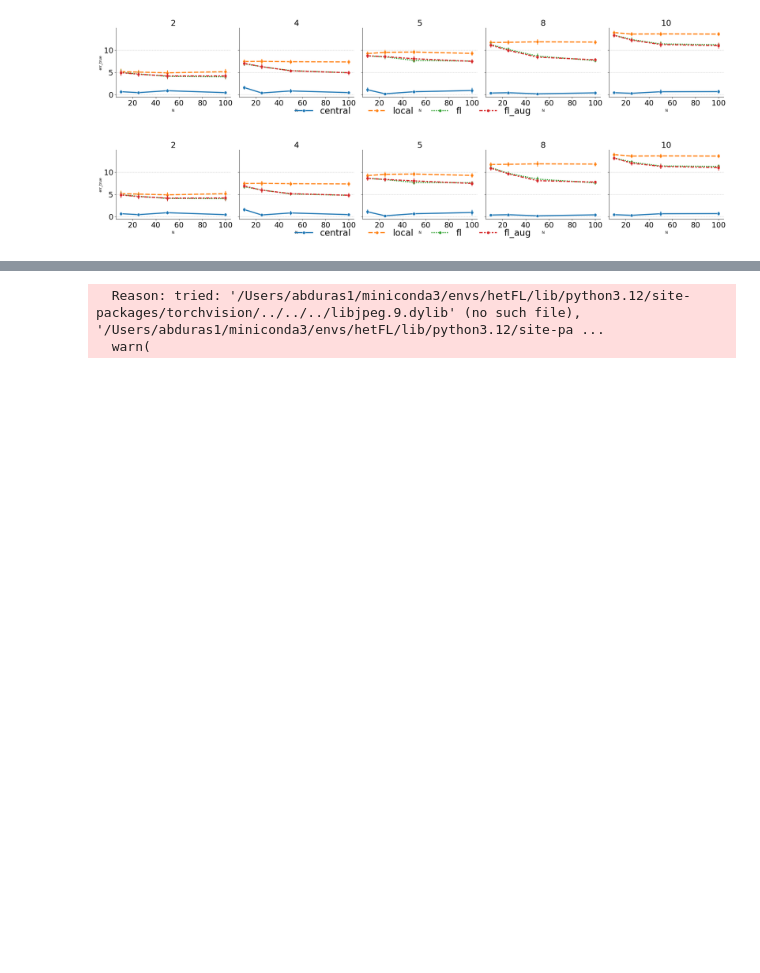
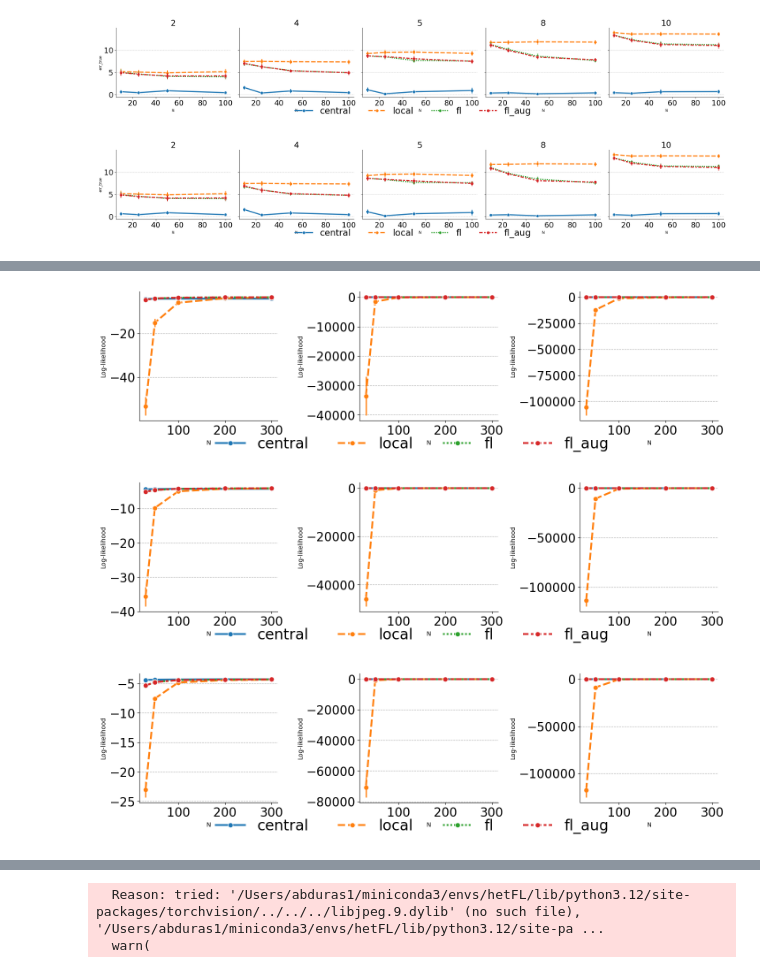
Before and after one commit to shamPJ/KL-GTVmin-GMM, a Jupyter notebook: Untitled.ipynb, the cells around one changed output, grey strips where cells are left out. Saved outputs shown, nothing was run; the diff lists cells and outputs as text; code cells hidden in the pictures; blank space fills up the shorter version.

```diff
--- a/Untitled.ipynb
+++ b/Untitled.ipynb
@@ -64,3 +109,5 @@ df_cluster_drop = json_to_df('results_cluster_drop/')
+# %%
+df_mnist = json_to_df('results_mnist/')
 # %%
 df_plot = df_iid[ (df_iid["D"]==10) & (df_iid["algorithm"]!='fl_aug')]
 df_plot.to_csv('df_iid.csv')
@@ -305,0 +364,12 @@ plot_metrics(df_lambda_1, "N", "err_true", "D")
+# %%
+df_mnist_alpha02 =  df_mnist[ (df_mnist["alpha"]==0.2)]
+df_mnist_alpha1  =  df_mnist[ (df_mnist["alpha"]==1)]
+df_mnist_alpha10  =  df_mnist[ (df_mnist["alpha"]==10)]
+
+plot_metrics(df_mnist_alpha02, "N", "Log-likelihood", "D")
+plot_metrics(df_mnist_alpha1, "N", "Log-likelihood", "D")
+plot_metrics(df_mnist_alpha10, "N", "Log-likelihood", "D")
+# %% [output]
+[figure, added]
+[figure, added]
+[figure, added]
```
Also changed, not shown: parts of 4 cells of this notebook, 3 other files.
